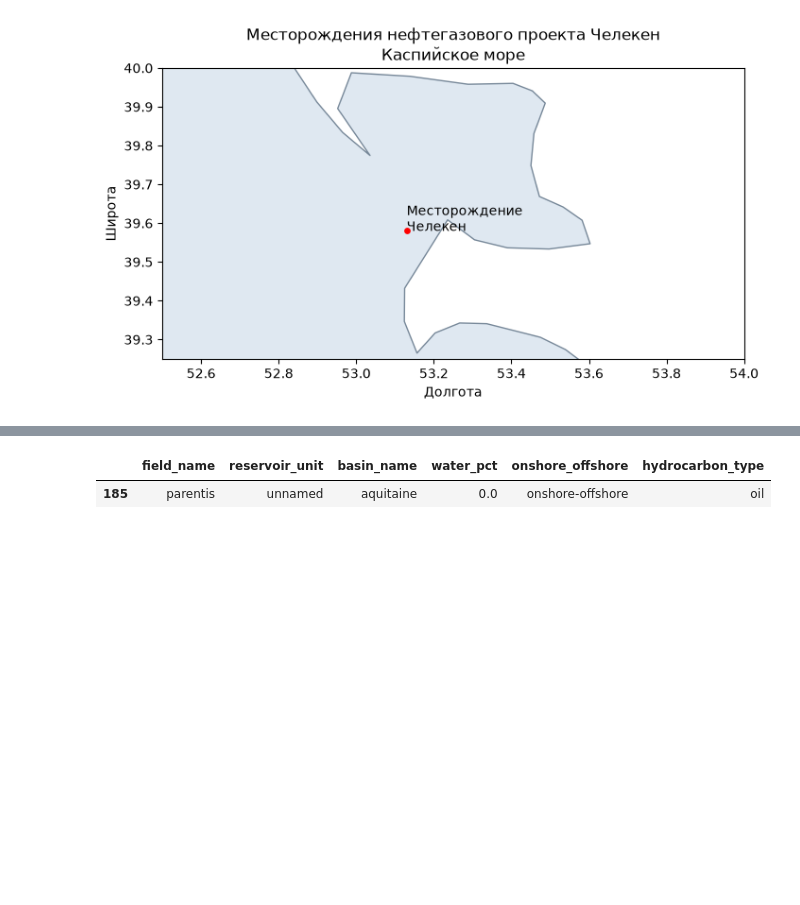
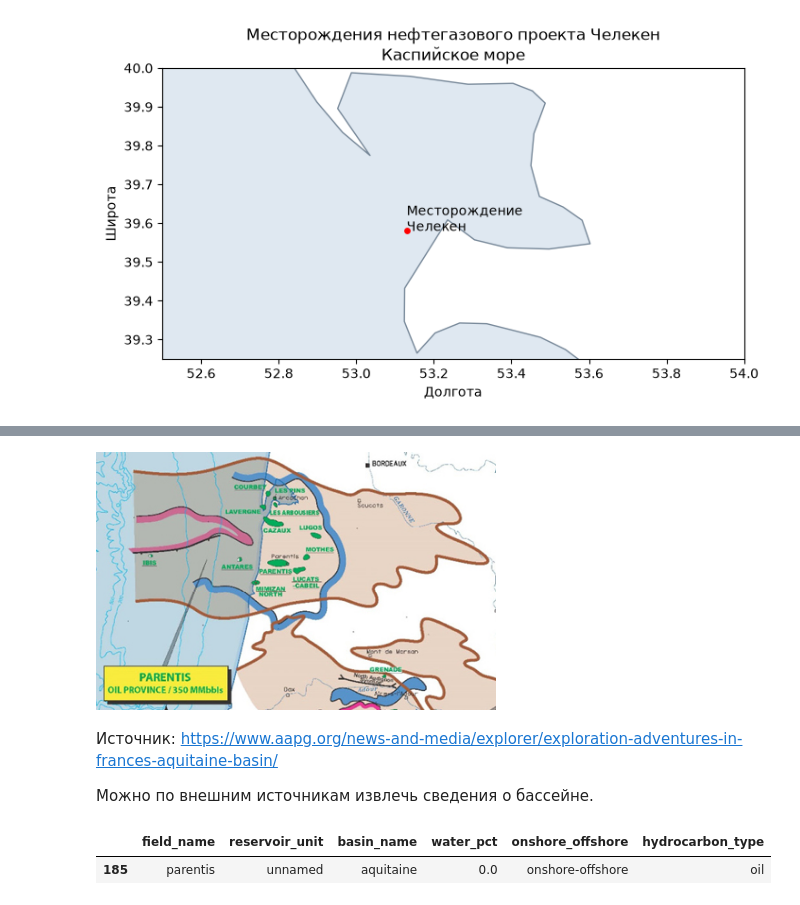
Before and after one commit to AlekseiAgarkov/classification-of-oil-and-gas, a Jupyter notebook: notebooks/eda.ipynb, the cells around one changed output, grey strips where cells are left out. Saved outputs shown, nothing was run; the diff lists cells and outputs as text; code cells hidden in the pictures; blank space fills up the shorter version.

```diff
--- a/notebooks/eda.ipynb
+++ b/notebooks/eda.ipynb
@@ -741,3 +741,11 @@ plt.show()
+# %%
+display(Image("../doc/img/Parentis.png", width=400))
+# %% [output]
+[figure, added]
+# %% [markdown]
+Источник: https://www.aapg.org/news-and-media/explorer/exploration-adventures-in-frances-aquitaine-basin/
+
+Можно по внешним источникам извлечь сведения о бассейне.
 # %%
 parentis_idx = gdf['field_name'] == 'parentis'
 gdf[parentis_idx][['field_name', 'reservoir_unit', 'basin_name', 'water_pct', 'onshore_offshore', 'hydrocarbon_type']]
```
Also changed, not shown: parts of 13 cells of this notebook, 1 other file.
